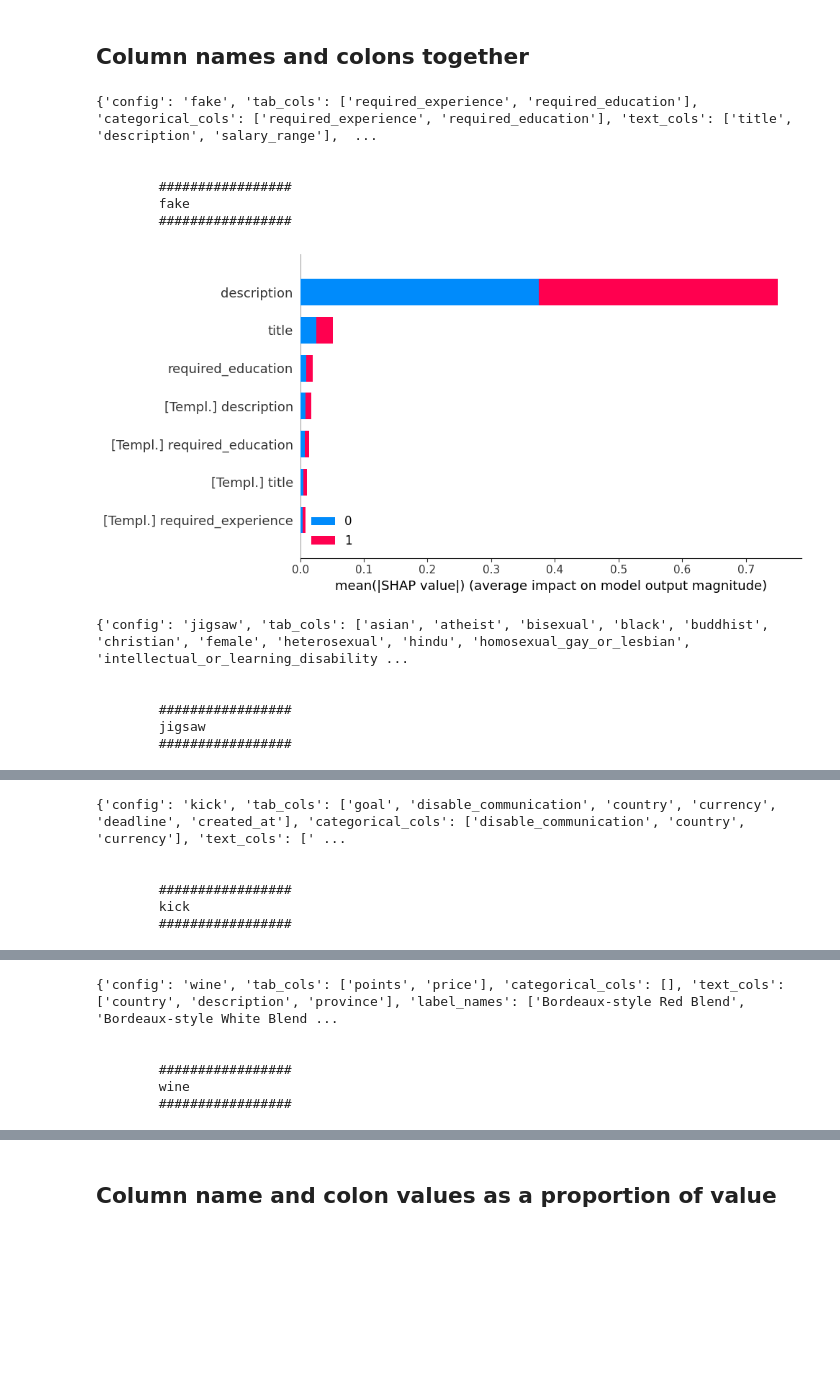
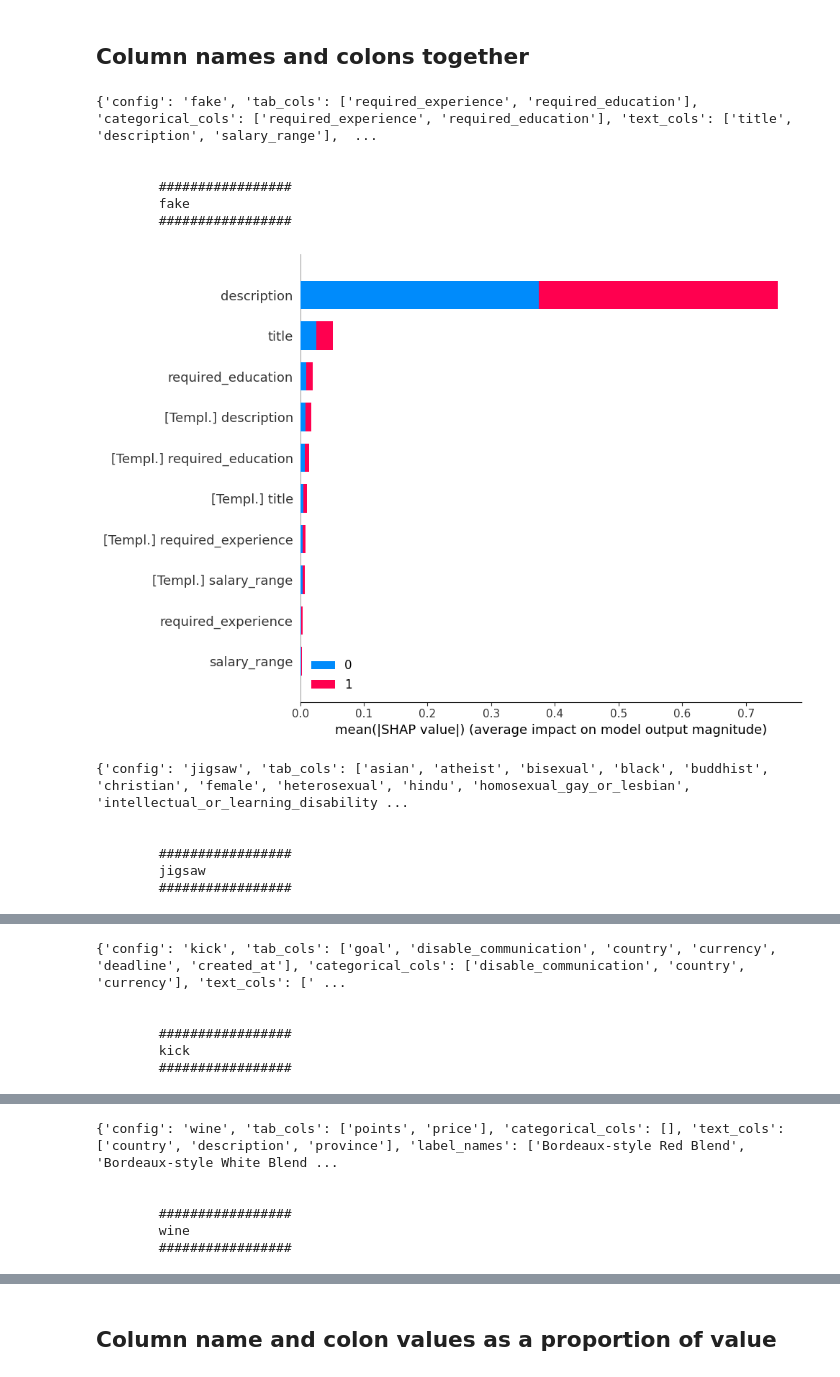
Before and after one commit to jameswburton18/TextNTabularExplanations, a Jupyter notebook: notebooks/feature_names_vs_values.ipynb, the cells around one changed output, grey strips where cells are left out. Saved outputs shown, nothing was run; the diff lists cells and outputs as text; code cells hidden in the pictures; blank space fills up the shorter version.

```diff
--- a/notebooks/feature_names_vs_values.ipynb
+++ b/notebooks/feature_names_vs_values.ipynb
@@ -83,7 +83,8 @@ for ds_name in [
         + [f"(Tab Colon) {col}" for col in di.tab_cols]
         + [f"(Text Colon) {col}" for col in di.text_cols],
         class_names=di.label_names,
-        max_display=7,
+        max_display=15,
+
     )
 # %% [output]
 {'config': 'fake', 'tab_cols': ['required_experience', 'required_education'], 'categorical_cols': ['required_experience', 'required_education'], 'text_cols': ['title', 'description', 'salary_range'],  ...
@@ -167,36 +168,37 @@ for ds_name in [
         grouped_col_name_shap_vals = pickle.load(f)
     with open(colon_filepath, "rb") as f:
         grouped_colon_shap_vals = pickle.load(f)
     with open(fts_filepath, "rb") as f:
         grouped_shap_vals = pickle.load(f)
     val_only = grouped_shap_vals - grouped_col_name_shap_vals - grouped_colon_shap_vals
     col_plus_colon = grouped_col_name_shap_vals + grouped_colon_shap_vals
     shap.summary_plot(
         list(
             np.concatenate(
                 [
                     val_only,
                     col_plus_colon,
                 ],
                 axis=2,
             )
         ),
         features=[f"{col}" for col in di.tab_cols]
         + [f"{col}" for col in di.text_cols]
         + [f"[Templ.] {col}" for col in di.tab_cols]
         + [f"[Templ.] {col}" for col in di.text_cols],
         class_names=di.label_names,
-        max_display=7,
-        plot_size=(10, 5),
+        max_display=20,
+        plot_size=(10, 7),
+
     )
 # %% [output]
 {'config': 'fake', 'tab_cols': ['required_experience', 'required_education'], 'categorical_cols': ['required_experience', 'required_education'], 'text_cols': ['title', 'description', 'salary_range'],  ...
 
 
         #################
         fake
         #################
-[figure, old version]
+[figure, new version]
 {'config': 'jigsaw', 'tab_cols': ['asian', 'atheist', 'bisexual', 'black', 'buddhist', 'christian', 'female', 'heterosexual', 'hindu', 'homosexual_gay_or_lesbian', 'intellectual_or_learning_disability ...
 
 
```
Also changed, not shown: parts of 5 cells of this notebook, 3 other files.
